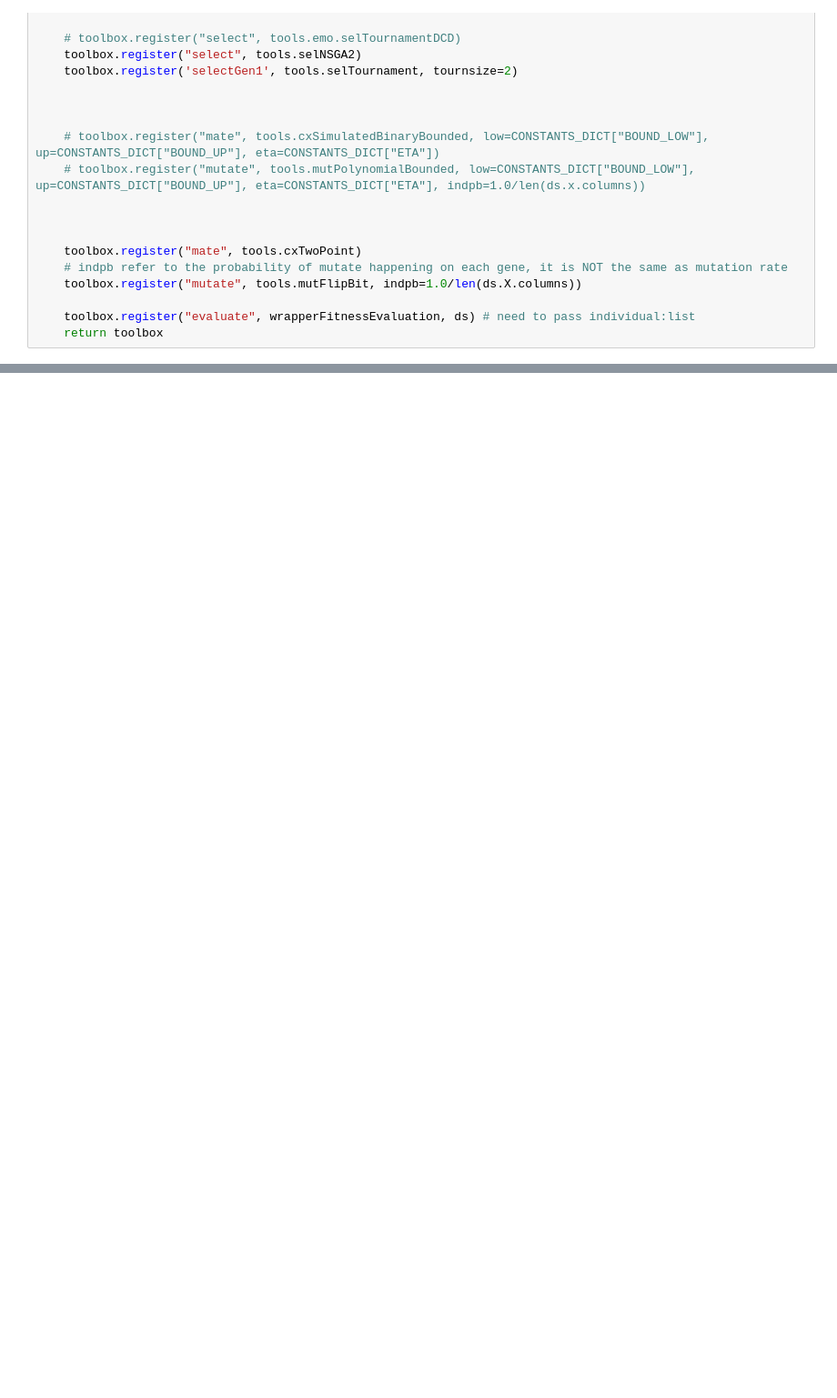
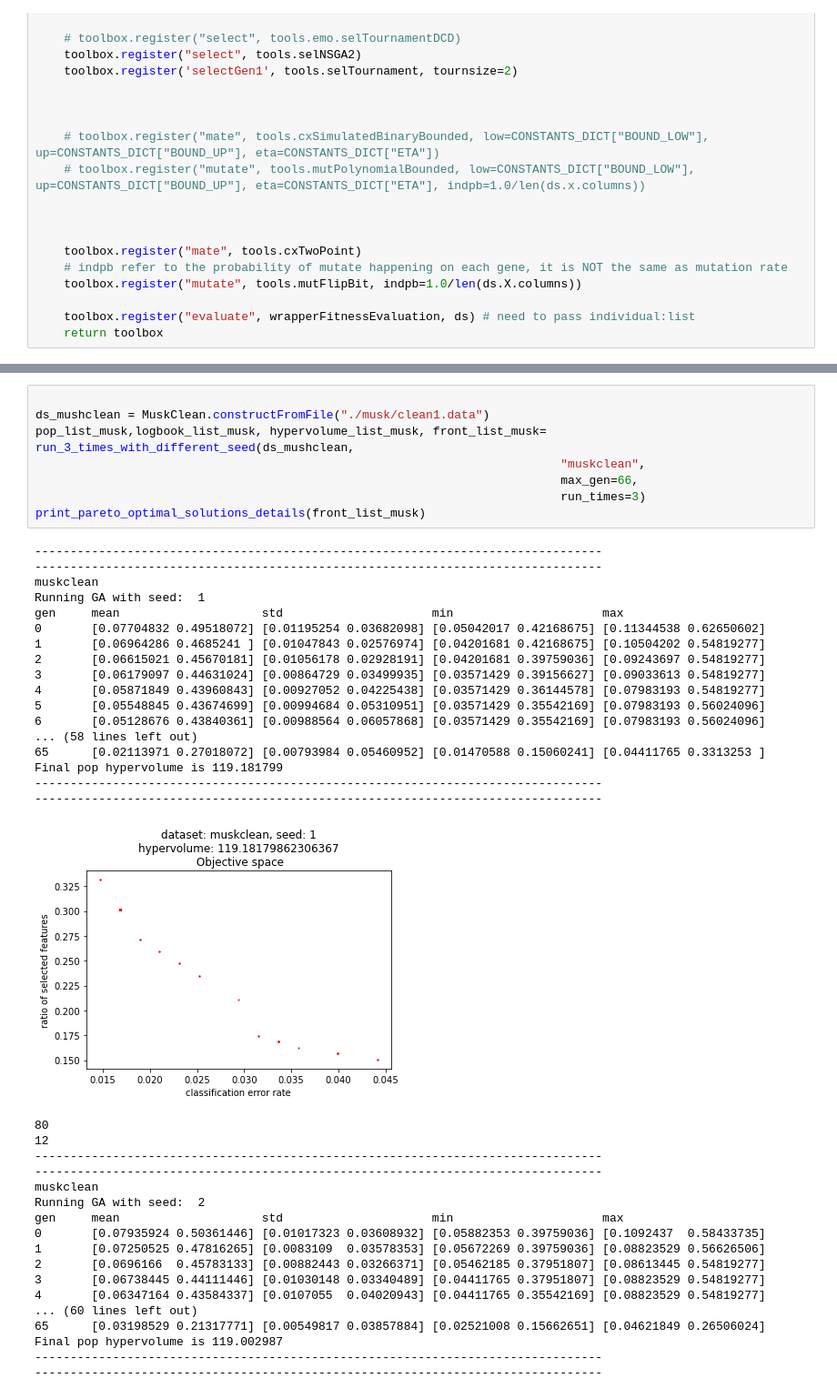
Before and after one commit to Yun-K/aiml426-a1, a Jupyter notebook: p3/p3.ipynb, the cells around one changed output, grey strips where cells are left out. Shown at 91% size. Drawn from its saved outputs; the diff is of its cells as text; blank space fills up the shorter version.

```diff
--- a/p3/p3.ipynb
+++ b/p3/p3.ipynb
@@ -543,0 +597,44 @@ KeyboardInterrupt:
+# %%
+
+ds_mushclean = MuskClean.constructFromFile("./musk/clean1.data")
+pop_list_musk,logbook_list_musk, hypervolume_list_musk, front_list_musk= run_3_times_with_different_seed(ds_mushclean,
+                                                                          "muskclean",
+                                                                          max_gen=66,
+                                                                          run_times=3)
+print_pareto_optimal_solutions_details(front_list_musk)
+# %% [output]
+--------------------------------------------------------------------------------
+--------------------------------------------------------------------------------
+muskclean
+Running GA with seed:  1
+gen     mean                    std                     min                     max
+0       [0.07704832 0.49518072] [0.01195254 0.03682098] [0.05042017 0.42168675] [0.11344538 0.62650602]
+1       [0.06964286 0.4685241 ] [0.01047843 0.02576974] [0.04201681 0.42168675] [0.10504202 0.54819277]
+2       [0.06615021 0.45670181] [0.01056178 0.02928191] [0.04201681 0.39759036] [0.09243697 0.54819277]
+3       [0.06179097 0.44631024] [0.00864729 0.03499935] [0.03571429 0.39156627] [0.09033613 0.54819277]
+4       [0.05871849 0.43960843] [0.00927052 0.04225438] [0.03571429 0.36144578] [0.07983193 0.54819277]
+5       [0.05548845 0.43674699] [0.00994684 0.05310951] [0.03571429 0.35542169] [0.07983193 0.56024096]
+6       [0.05128676 0.43840361] [0.00988564 0.06057868] [0.03571429 0.35542169] [0.07983193 0.56024096]
+... (58 lines left out)
+65      [0.02113971 0.27018072] [0.00793984 0.05460952] [0.01470588 0.15060241] [0.04411765 0.3313253 ]
+Final pop hypervolume is 119.181799
+--------------------------------------------------------------------------------
+--------------------------------------------------------------------------------
+[figure, added]
+80
+12
+--------------------------------------------------------------------------------
+--------------------------------------------------------------------------------
+muskclean
+Running GA with seed:  2
+gen     mean                    std                     min                     max
+0       [0.07935924 0.50361446] [0.01017323 0.03608932] [0.05882353 0.39759036] [0.1092437  0.58433735]
+1       [0.07250525 0.47816265] [0.0083109  0.03578353] [0.05672269 0.39759036] [0.08823529 0.56626506]
+2       [0.0696166  0.45783133] [0.00882443 0.03266371] [0.05462185 0.37951807] [0.08613445 0.54819277]
+3       [0.06738445 0.44111446] [0.01030148 0.03340489] [0.04411765 0.37951807] [0.08823529 0.54819277]
+4       [0.06347164 0.43584337] [0.0107055  0.04020943] [0.04411765 0.35542169] [0.08823529 0.54819277]
+... (60 lines left out)
+65      [0.03198529 0.21317771] [0.00549817 0.03857884] [0.02521008 0.15662651] [0.04621849 0.26506024]
+Final pop hypervolume is 119.002987
+--------------------------------------------------------------------------------
+--------------------------------------------------------------------------------
```
Also changed, not shown: parts of 15 cells of this notebook.
